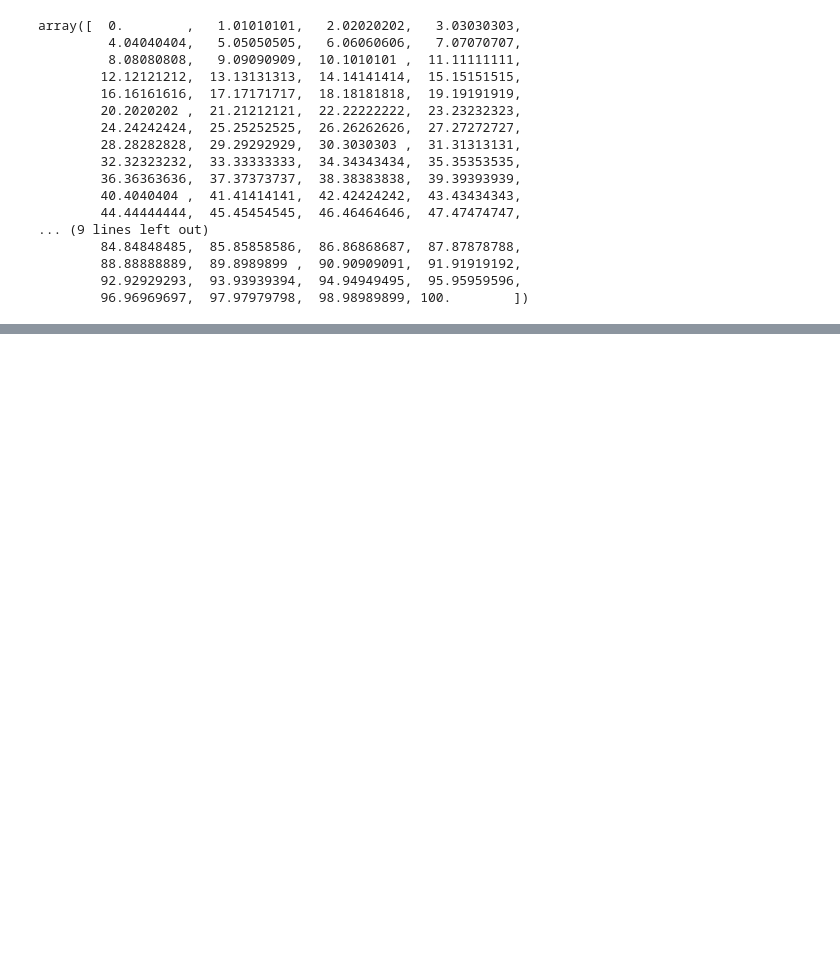
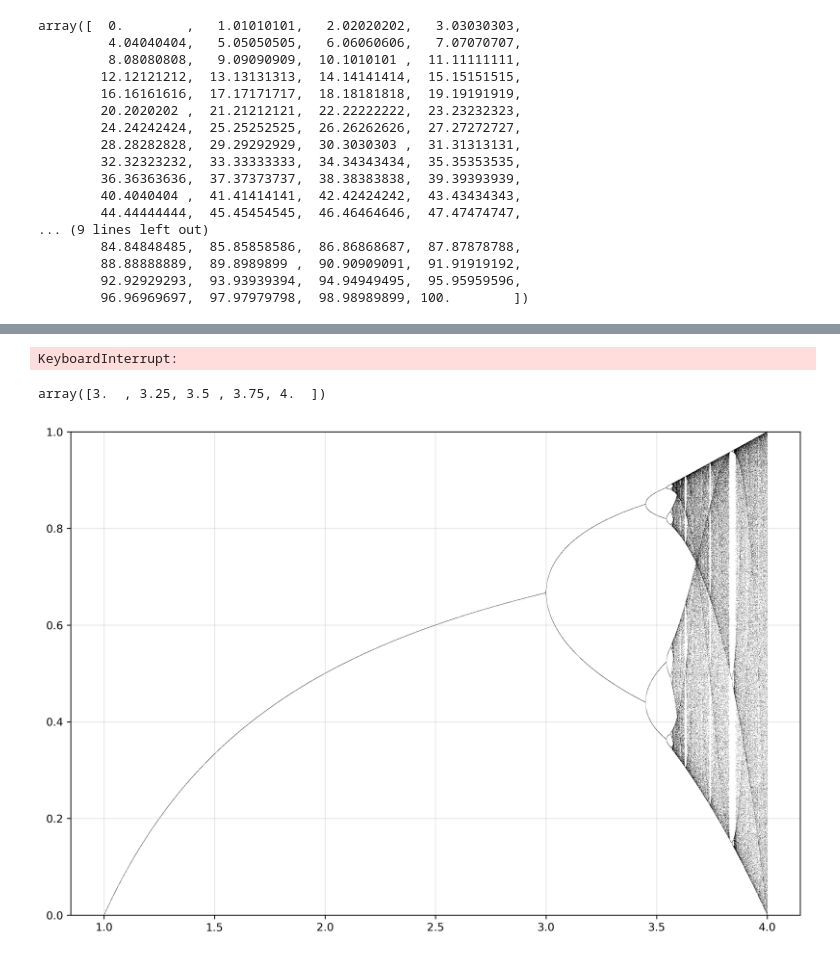
Before and after one commit to ecbaculo/ap155lab_ay26271, a Jupyter notebook: ap155_playground.ipynb, the cells around one changed output, grey strips where cells are left out. Saved outputs shown, nothing was run; the diff lists cells and outputs as text; code cells hidden in the pictures; blank space fills up the shorter version.

```diff
--- a/ap155_playground.ipynb
+++ b/ap155_playground.ipynb
@@ -23,0 +95,34 @@ array([  0.        ,   1.01010101,   2.02020202,   3.03030303,
+# %%
+x0 = rng.random()
+stable(x0, 3.25)
+# %% [output]
+KeyboardInterrupt:
+# %%
+np.linspace(3,4,5)
+# %% [output]
+array([3.  , 3.25, 3.5 , 3.75, 4.  ])
+# %%
+import numpy as np
+import matplotlib.pyplot as plt
+
+n_steps = 1000       # Total iterations per r value
+mark = 900     # Number of iterations to plot (after transients die out)
+r_resolution = 10000 # How many r values to simulate between 2.5 and 4.0
+
+r = np.linspace(1.0, 4.0, r_resolution)
+
+x = np.ones(r_resolution)*rng.random()
+
+plt.figure(figsize=(12, 8), dpi=300)
+
+for i in range(n_steps):
+    x = r * x * (1 - x) # The logistic map function
+
+    if i >= mark:
+        plt.plot(r, x, ',k')
+
+plt.ylim(0, 1)
+plt.grid(True, alpha=0.3)
+plt.show()
+# %% [output]
+[figure, added]
```
Also changed, not shown: parts of 6 cells of this notebook.
